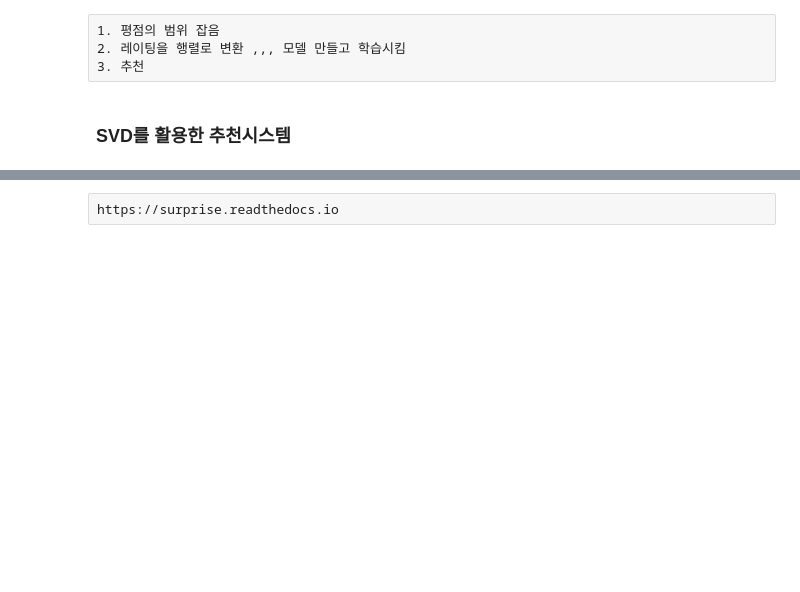
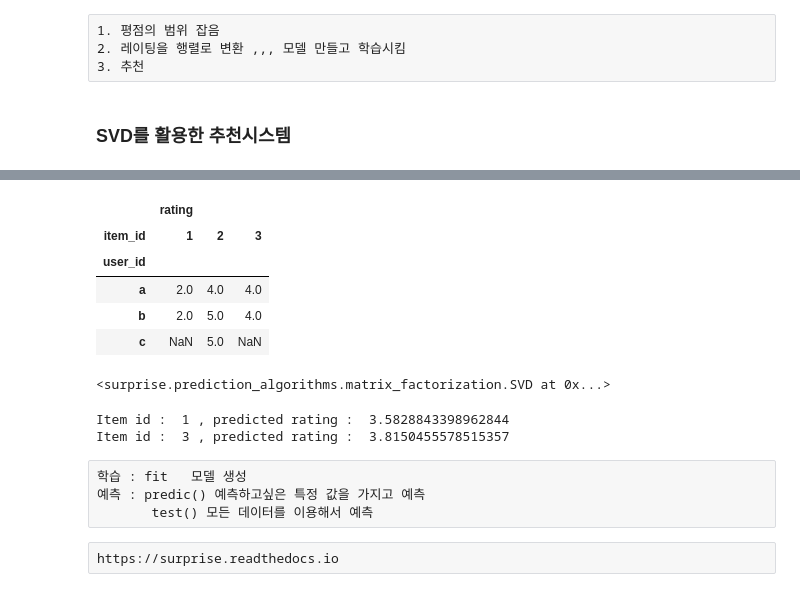
Before and after one commit to PIUphil/toheaven, a Jupyter notebook: 2.5 DataScience/14. 영화평점예측.ipynb, the cells around one changed output, grey strips where cells are left out. Saved outputs shown, nothing was run; the diff lists cells and outputs as text; code cells hidden in the pictures; blank space fills up the shorter version.

```diff
--- a/2.5 DataScience/14. 영화평점예측.ipynb
+++ b/2.5 DataScience/14. 영화평점예측.ipynb
@@ -462,0 +516,12 @@ conda install -c conda-forge scikit-surprise
+# %%
+# 데이터 프레임을 행렬로 변환하여 확인
+df_matrix_table = df[['user_id', 'item_id', 'rating']].set_index(
+    ['user_id', 'item_id']).unstack()
+df_matrix_table
+# %% [output]
+|  | rating |  |  |
+| item_id | 1 | 2 | 3 |
+| user_id |  |  |  |
+| a | 2.0 | 4.0 | 4.0 |
+| b | 2.0 | 5.0 | 4.0 |
+| c | NaN | 5.0 | NaN |
@@ -463 +533,26 @@ conda install -c conda-forge scikit-surprise
+# %%
+model = SVD(n_factors = 8,   # 요소의 수
+           lr_all = 0.005,
+           reg_all = 0.02,
+           n_epochs = 10)
+
+model.fit(train_data)
+# %% [output]
+<surprise.prediction_algorithms.matrix_factorization.SVD at 0x...>
+# %%
+# build_anti_testset()   => 일부분 채움    // cf. build_full_trainset => 전체 채움
+# 학습에 사용된 matrix에 0으로 평가되어있는(비어있는) 부분의 데이터를
+# 또다른 user 혹은 item으로 학습을 시켜 채움
+test_data = train_data.build_anti_testset()
+predictions = model.test(test_data)
+
+for _, lid, _, predicted_rating, _ in predictions:
+    print('Item id : ', lid, ', predicted rating : ', predicted_rating)
+# %% [output]
+Item id :  1 , predicted rating :  3.5828843398962844
+Item id :  3 , predicted rating :  3.8150455578515357
+# %% [raw]
+학습 : fit   모델 생성
+예측 : predic() 예측하고싶은 특정 값을 가지고 예측
+       test() 모든 데이터를 이용해서 예측
 # %%
```
Also changed, not shown: parts of 38 cells of this notebook.
